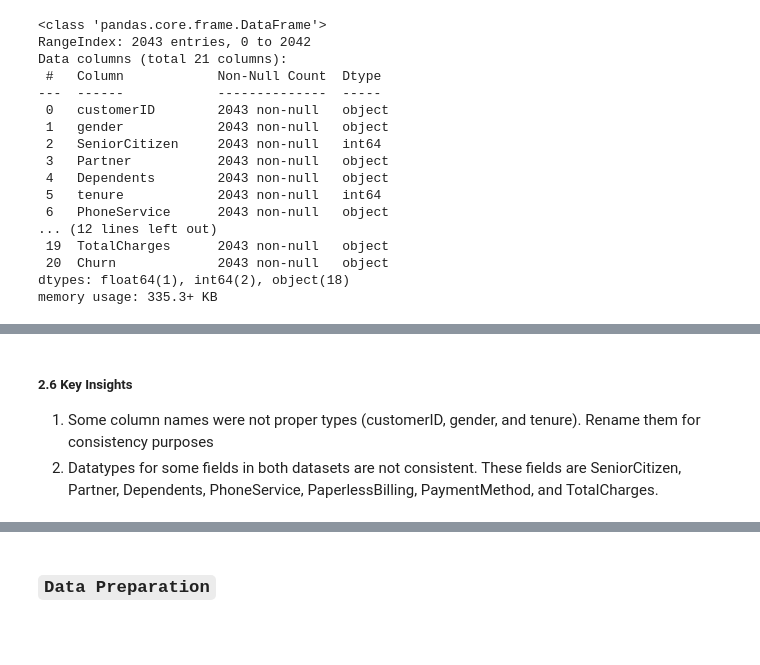
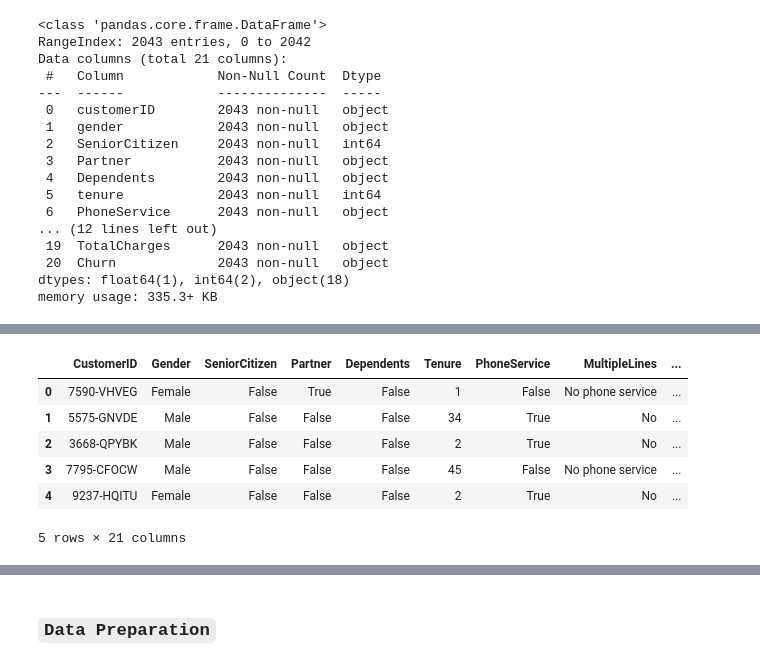
Before and after one commit to BamBamOguns/Customer-Churn-Prediction-Vodafone-Corporation-, a Jupyter notebook: notebooks/main.ipynb, the cells around one changed output, grey strips where cells are left out. Drawn from its saved outputs; the diff is of its cells as text; code cells hidden in the pictures; blank space fills up the shorter version.

Commit message:
Concat the 2 datasets to perform EDA

```diff
--- a/notebooks/main.ipynb
+++ b/notebooks/main.ipynb
@@ -212,5 +212,14 @@ voda2['TotalCharges'] = pd.to_numeric(voda2['TotalCharges'], errors='coerce') #
 voda1['MonthlyCharges'] = voda1['MonthlyCharges'].apply(lambda x: round(x, 2)) # Rounding up each value of the field from 6 decimal places to 2 decimal places
 voda1['TotalCharges'] = voda1['TotalCharges'].apply(lambda x: round(x, 2)) # Rounding up each value of the field from 6 decimal places to 2 decimal places
 voda1['Churn'] = voda1['Churn'].astype(bool) # Changing from object dtype to boolean dtype
+voda2['SeniorCitizen'] = voda2['SeniorCitizen'].astype(bool)
 
 # Dictionary mapping for conversion from object dtype to boolean
+mapping1 = {'Yes': True, 'No': False}
+
+# Replace values in Churn column
+voda2['Churn'] = voda2['Churn'].replace(mapping1)
+voda2['Partner'] = voda2['Partner'].replace(mapping1)
+voda2['Dependents'] = voda2['Dependents'].replace(mapping1)
+voda2['PhoneService'] = voda2['PhoneService'].replace(mapping1)
+voda2['PaperlessBilling'] = voda2['PaperlessBilling'].replace(mapping1)
@@ -230,0 +242,28 @@ voda1['Churn'] = voda1['Churn'].astype(bool) # Changing from object dtype to boo
+# %%
+# Mapping dictionary for conversion from object dtype ('True', 'False' and 'None') to object dtype ('Yes', 'No' and 'No internet service')
+mapping2 = {True: 'Yes', False: 'No'}
+
+# Apply mapping function for Yes/No conversion (optional)
+def convert_yes_no(value):
+  if value in mapping2:
+    return mapping2[value]
+  else:
+    return value
+
+# Replace values with strings for clarity
+voda1['OnlineSecurity'] = voda1['OnlineSecurity'].replace(mapping2)
+voda1['OnlineBackup'] = voda1['OnlineBackup'].replace(mapping2)
+voda1['DeviceProtection'] = voda1['DeviceProtection'].replace(mapping2)
+voda1['TechSupport'] = voda1['TechSupport'].replace(mapping2)
+voda1['StreamingTV'] = voda1['StreamingTV'].replace(mapping2)
+voda1['StreamingMovies'] = voda1['StreamingMovies'].replace(mapping2)
+
+
+
+# Set None values to "No internet service"
+voda1.loc[voda1['OnlineSecurity'].isna(), 'OnlineSecurity'] = 'No internet service'
+voda1.loc[voda1['OnlineBackup'].isna(), 'OnlineBackup'] = 'No internet service'
+voda1.loc[voda1['DeviceProtection'].isna(), 'DeviceProtection'] = 'No internet service'
+voda1.loc[voda1['TechSupport'].isna(), 'TechSupport'] = 'No internet service'
+voda1.loc[voda1['StreamingTV'].isna(), 'StreamingTV'] = 'No internet service'
+voda1.loc[voda1['StreamingMovies'].isna(), 'StreamingMovies'] = 'No internet service'
@@ -231,7 +310,13 @@ voda1['Churn'] = voda1['Churn'].astype(bool) # Changing from object dtype to boo
 # %%
 # Merging the 2 datasets together
+
+voda_merged = pd.concat([voda1, voda2], ignore_index = True)
+voda_merged.head()
+# %% [output]
+|  | CustomerID | Gender | SeniorCitizen | Partner | Dependents | Tenure | PhoneService | MultipleLines | ... |
+| 0 | 7590-VHVEG | Female | False | True | False | 1 | False | No phone service | ... |
+| 1 | 5575-GNVDE | Male | False | False | False | 34 | True | No | ... |
+| 2 | 3668-QPYBK | Male | False | False | False | 2 | True | No | ... |
+| 3 | 7795-CFOCW | Male | False | False | False | 45 | False | No phone service | ... |
+| 4 | 9237-HQITU | Female | False | False | False | 2 | True | No | ... |
+5 rows × 21 columns
-# %% [markdown]
-##### 2.6 **Key Insights**
-
-1. Some column names were not proper types (customerID, gender, and tenure). Rename them for consistency purposes
-2. Datatypes for some fields in both datasets are not consistent. These fields are SeniorCitizen, Partner, Dependents, PhoneService, PaperlessBilling, PaymentMethod, and TotalCharges.
```
Also changed, not shown: parts of 9 cells of this notebook.
